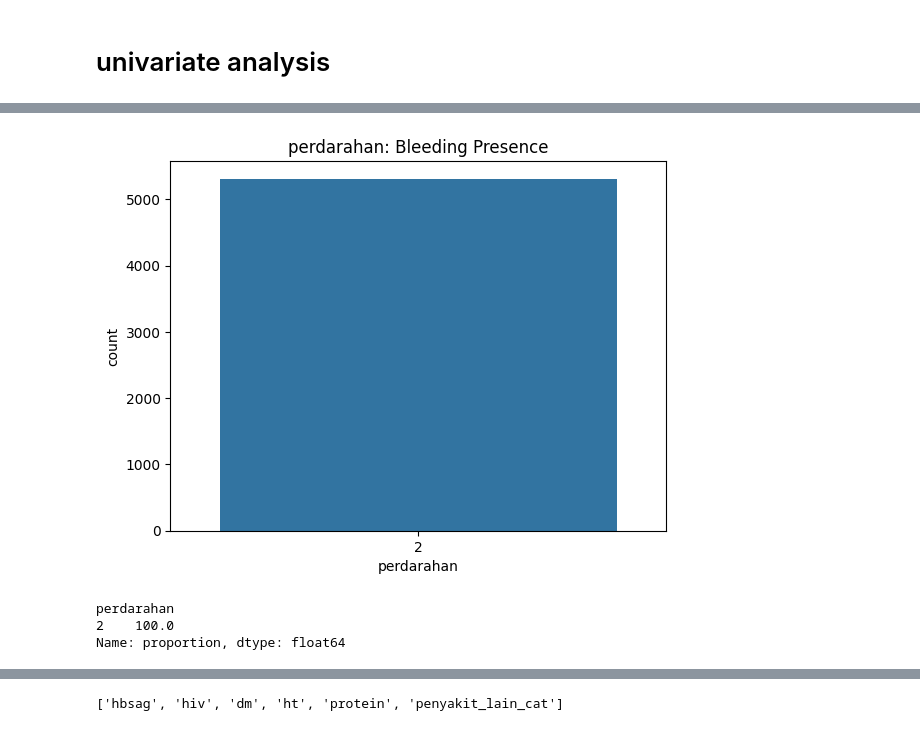
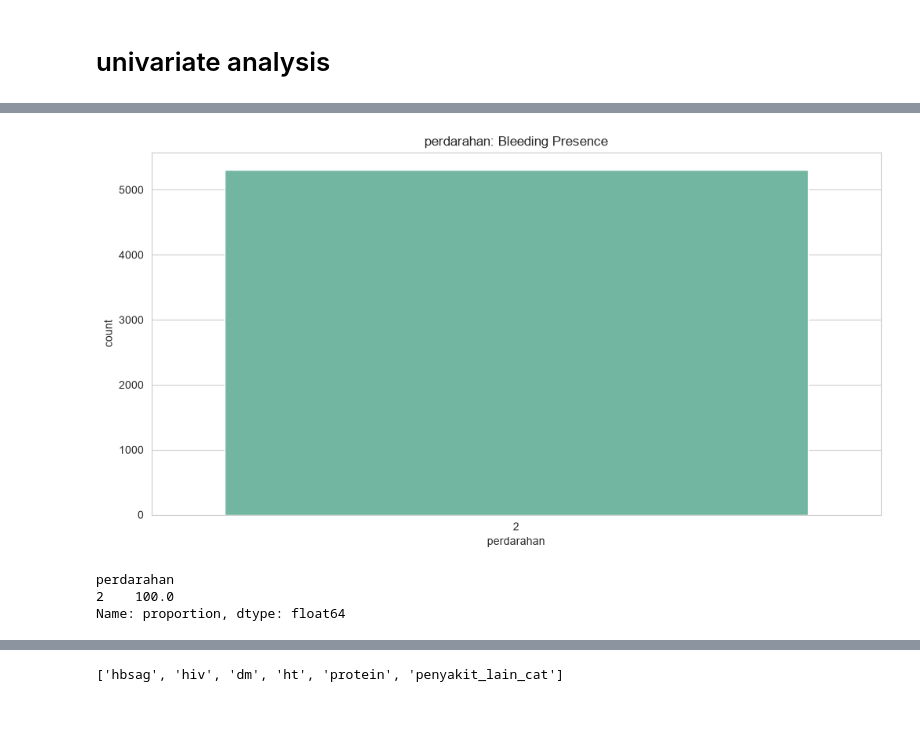
Before and after one commit to arman-sheikh-0913/EDA-of-pregnancy-risk-prediction-dataset, a Jupyter notebook: Notebook/EDA.ipynb, the cells around one changed output, grey strips where cells are left out. Saved outputs shown, nothing was run; the diff lists cells and outputs as text; code cells hidden in the pictures.

```diff
--- a/Notebook/EDA.ipynb
+++ b/Notebook/EDA.ipynb
@@ -53,0 +1,18 @@ dtype: int64
+# %%
+import numpy as np
+import pandas as pd
+import matplotlib.pyplot as plt
+import seaborn as sns
+from scipy import stats
+from scipy.stats import chi2_contingency, kruskal, f_oneway, mannwhitneyu
+from sklearn.feature_selection import mutual_info_classif, SelectKBest, f_classif
+from sklearn.preprocessing import StandardScaler
+from sklearn.decomposition import PCA
+import warnings
+warnings.filterwarnings('ignore')
+
+# Set professional styling
+sns.set_style("whitegrid")
+sns.set_palette("husl")
+plt.rcParams['figure.figsize'] = (12, 6)
+plt.rcParams['font.size'] = 10
@@ -53,0 +21,4 @@ dtype: int64
+# %%
+df=pd.read_csv("D:\ML\Projects\EDA-of-pregnancy-risk-prediction-dataset\Dataset\Processed Data\pregnancy_risk_prediction_cleaned.csv")
+print(f"Dataset Shape: {df.shape}")
+print(f"Memory Usage: {df.memory_usage().sum() / 1024**2:.2f} MB")
@@ -209,10 +337,10 @@ df[(df["jarak_anak"]==999) & (df["paritas"]>10)]
 # %%
-sns.countplot(data=df, x='perdarahan')
+sns.countplot(data=df, x='perdarahan', order=df['perdarahan'].value_counts().index, palette='Set2'  )
 plt.title("perdarahan: Bleeding Presence")
 plt.show()
 print(df['perdarahan'].value_counts(normalize=True) * 100)
 # %% [output]
-[figure, old version]
+[figure, new version]
 perdarahan
 2    100.0
 Name: proportion, dtype: float64
```
Also changed, not shown: parts of 55 cells of this notebook.
